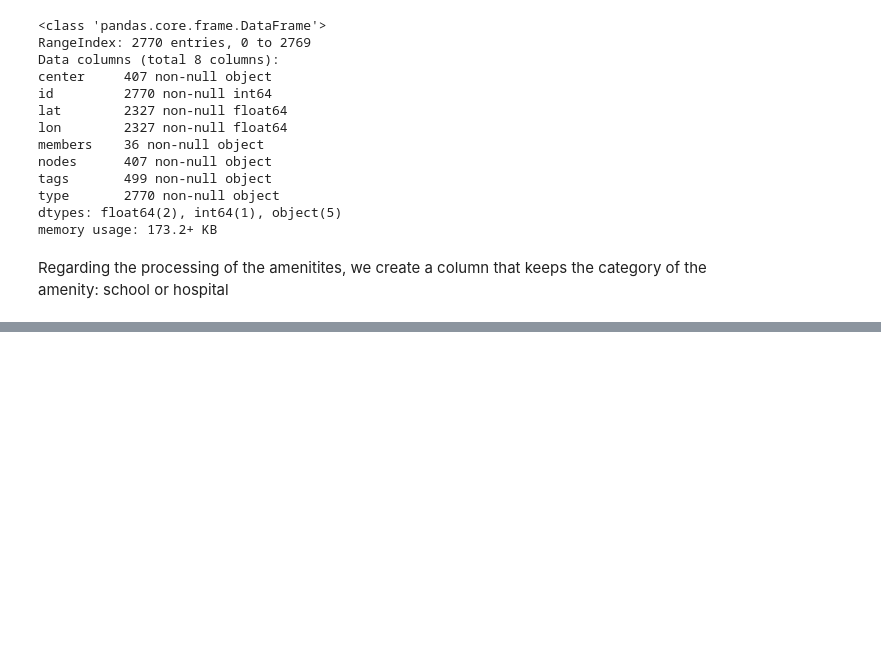
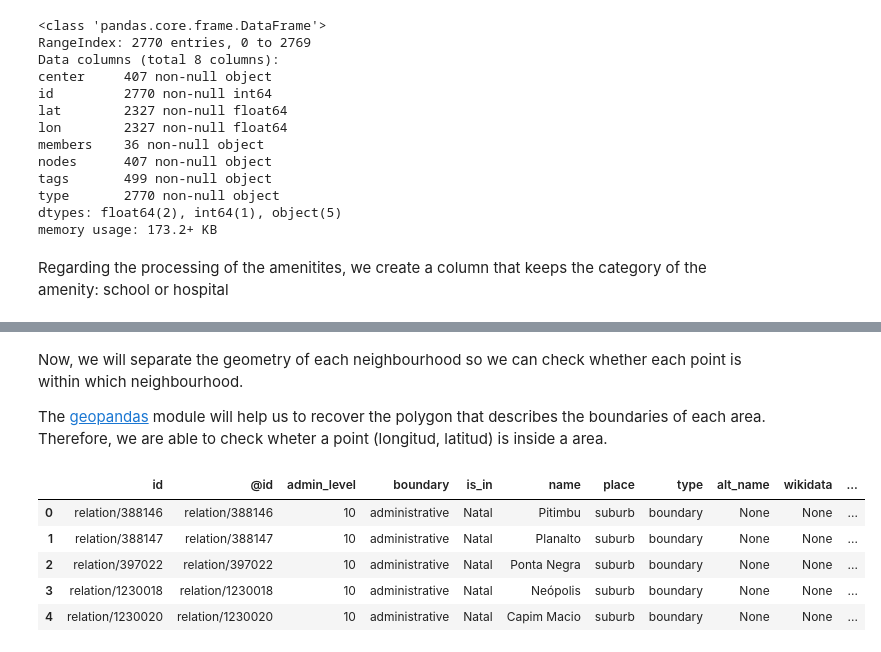
Before and after one commit to nymarya/the-walking-distance, a Jupyter notebook: noteboooks/Building_the_dataset.ipynb, the cells around one changed output, grey strips where cells are left out. Cells and saved outputs as stored; diff of their text form; code cells hidden in the pictures; blank space fills up the shorter version.

```diff
--- a/noteboooks/Building_the_dataset.ipynb
+++ b/noteboooks/Building_the_dataset.ipynb
@@ -149,0 +213,4 @@ neigh_df.head()
+# %% [markdown]
+Now, we will separate the geometry of each neighbourhood so we can check whether each point is within which neighbourhood.
+
+The [geopandas](http://geopandas.org/) module will help us to recover the polygon that describes the boundaries of each area. Therefore, we are able to check wheter a point (longitud, latitud)  is inside a area.
@@ -149,0 +220,11 @@ neigh_df.head()
+# %%
+geojson_df = gpd.read_file("natal.geojson")
+# %%
+geojson_df.head()
+# %% [output]
+|  | id | @id | admin_level | boundary | is_in | name | place | type | alt_name | wikidata | ... |
+| 0 | relation/388146 | relation/388146 | 10 | administrative | Natal | Pitimbu | suburb | boundary | None | None | ... |
+| 1 | relation/388147 | relation/388147 | 10 | administrative | Natal | Planalto | suburb | boundary | None | None | ... |
+| 2 | relation/397022 | relation/397022 | 10 | administrative | Natal | Ponta Negra | suburb | boundary | None | None | ... |
+| 3 | relation/1230018 | relation/1230018 | 10 | administrative | Natal | Neópolis | suburb | boundary | None | None | ... |
+| 4 | relation/1230020 | relation/1230020 | 10 | administrative | Natal | Capim Macio | suburb | boundary | None | None | ... |
```
Also changed, not shown: parts of 25 cells of this notebook.
